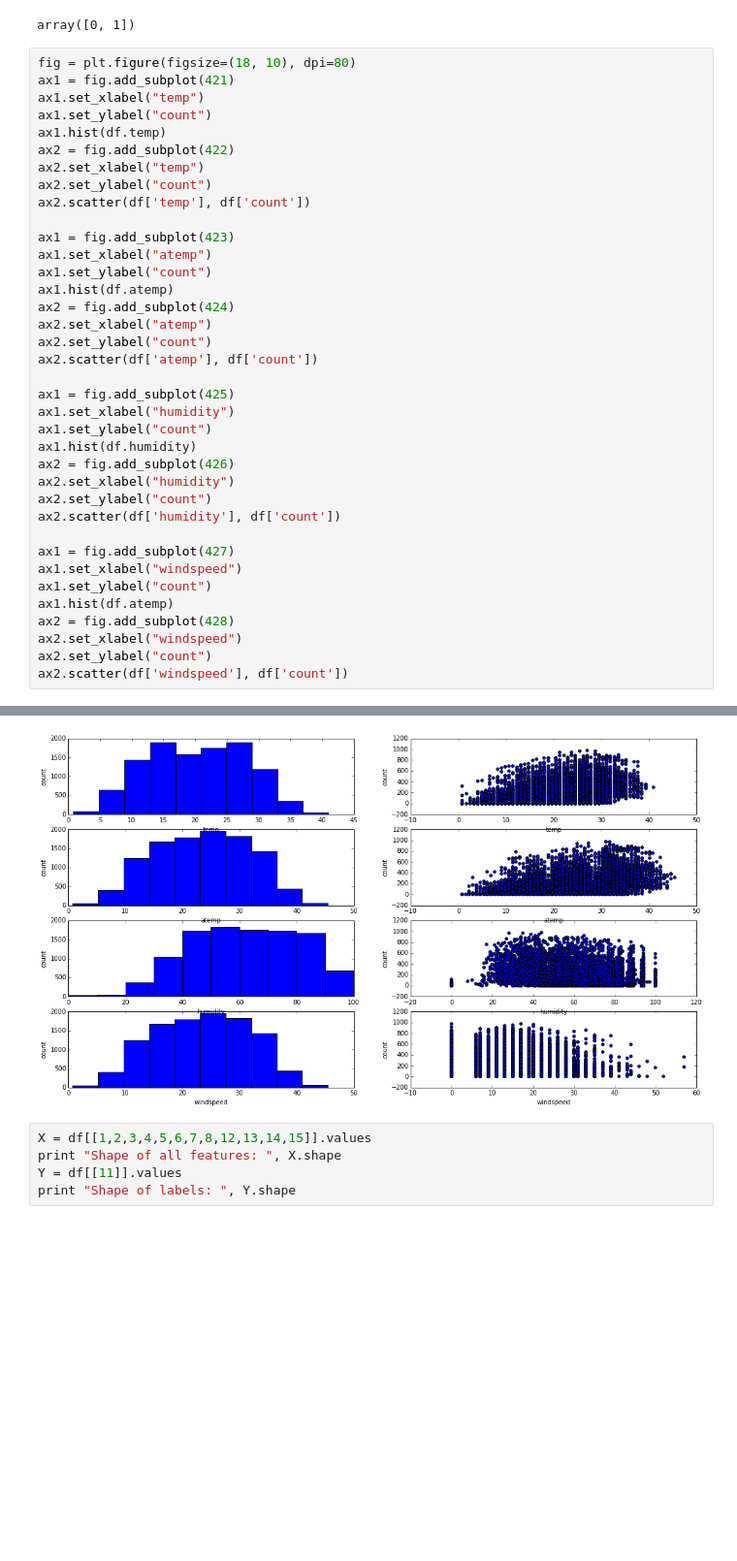
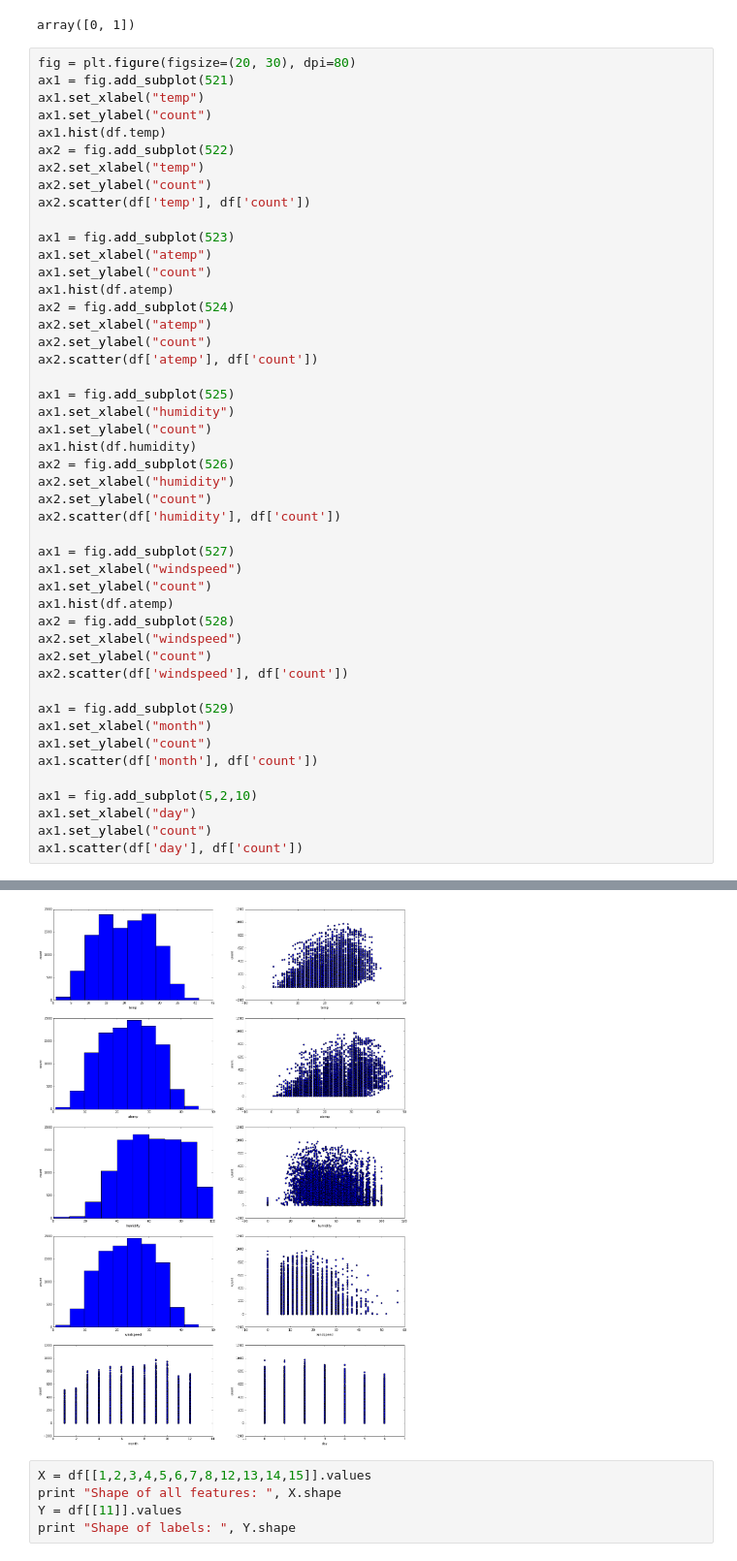
Before and after one commit to RajeshThallam/MIDS-W207-FINAL-PROJECT, a Jupyter notebook: bike-sharing-1.ipynb, the cells around one changed output, grey strips where cells are left out. Shown at 97% size. Saved outputs shown, nothing was run; the diff lists cells and outputs as text; blank space fills up the shorter version.

```diff
--- a/bike-sharing-1.ipynb
+++ b/bike-sharing-1.ipynb
@@ -59,45 +59,55 @@ df['workingday'].unique()
 # %% [output]
 array([0, 1])
 # %%
-fig = plt.figure(figsize=(18, 10), dpi=80)
-ax1 = fig.add_subplot(421)
+fig = plt.figure(figsize=(20, 30), dpi=80)
+ax1 = fig.add_subplot(521)
 ax1.set_xlabel("temp")
 ax1.set_ylabel("count")
 ax1.hist(df.temp)
-ax2 = fig.add_subplot(422)
+ax2 = fig.add_subplot(522)
 ax2.set_xlabel("temp")
 ax2.set_ylabel("count")
 ax2.scatter(df['temp'], df['count'])
 
-ax1 = fig.add_subplot(423)
+ax1 = fig.add_subplot(523)
 ax1.set_xlabel("atemp")
 ax1.set_ylabel("count")
 ax1.hist(df.atemp)
-ax2 = fig.add_subplot(424)
+ax2 = fig.add_subplot(524)
 ax2.set_xlabel("atemp")
 ax2.set_ylabel("count")
 ax2.scatter(df['atemp'], df['count'])
 
-ax1 = fig.add_subplot(425)
+ax1 = fig.add_subplot(525)
 ax1.set_xlabel("humidity")
 ax1.set_ylabel("count")
 ax1.hist(df.humidity)
-ax2 = fig.add_subplot(426)
+ax2 = fig.add_subplot(526)
 ax2.set_xlabel("humidity")
 ax2.set_ylabel("count")
 ax2.scatter(df['humidity'], df['count'])
 
-ax1 = fig.add_subplot(427)
+ax1 = fig.add_subplot(527)
 ax1.set_xlabel("windspeed")
 ax1.set_ylabel("count")
 ax1.hist(df.atemp)
-ax2 = fig.add_subplot(428)
+ax2 = fig.add_subplot(528)
 ax2.set_xlabel("windspeed")
 ax2.set_ylabel("count")
 ax2.scatter(df['windspeed'], df['count'])
+
+ax1 = fig.add_subplot(529)
+ax1.set_xlabel("month")
+ax1.set_ylabel("count")
+ax1.scatter(df['month'], df['count'])
+
+ax1 = fig.add_subplot(5,2,10)
+ax1.set_xlabel("day")
+ax1.set_ylabel("count")
+ax1.scatter(df['day'], df['count'])
 # %% [output]
 <matplotlib.collections.PathCollection at 0x...>
-[figure, old version]
+[figure, new version]
 # %%
 X = df[[1,2,3,4,5,6,7,8,12,13,14,15]].values
 print "Shape of all features: ", X.shape
```
Also changed, not shown: parts of 5 cells of this notebook.
